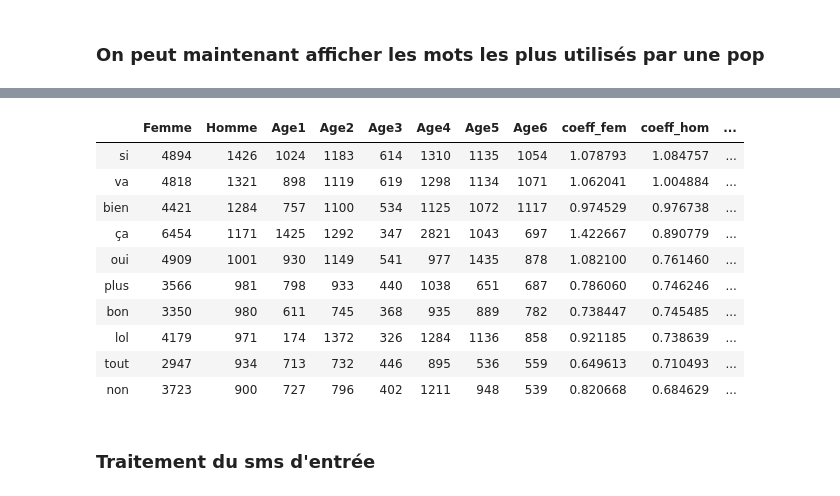
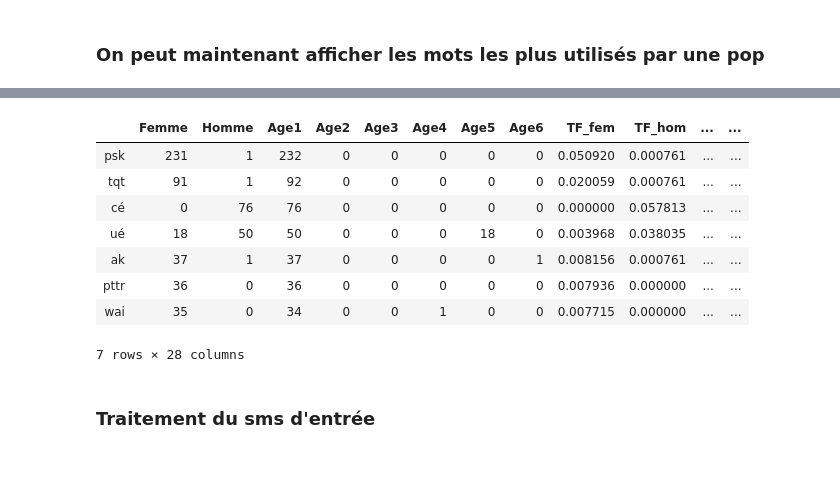
Before and after one commit to ivenwicht2/NLP---MIASH, a Jupyter notebook: Importation_tokenization_comptage.ipynb, the cells around one changed output, grey strips where cells are left out. Saved outputs shown, nothing was run; the diff lists cells and outputs as text; code cells hidden in the pictures; blank space fills up the shorter version.

```diff
--- a/Importation_tokenization_comptage.ipynb
+++ b/Importation_tokenization_comptage.ipynb
@@ -178,0 +192,15 @@ total_word.head()
+# %%
+A_sexe=[]
+for tok in range(0,len(corp_lex_1tok)) :
+
+    nb=0
+    for corp in range(0,SC_Sexe) :
+        if corp_lex_1tok.iloc[tok,:2][corp]>0:
+            nb=nb+1
+    A_sexe.append(nb)
+
+corp_lex_1tok["nb_in_corpSexe"]=A_sexe
+# %%
+corp_lex_1tok["IDF_Age"]=0
+for tok in range(0,len(corp_lex_1tok)) :
+    corp_lex_1tok["IDF_Age"][tok]=math.log(SC_Age / corp_lex_1tok["nb_in_corpAge"][tok])
@@ -178,0 +212,4 @@ total_word.head()
+# %%
+corp_lex_1tok["IDF_Sexe"]=0
+for tok in range(0,len(corp_lex_1tok)) :
+    corp_lex_1tok["IDF_Sexe"][tok]=math.log(SC_Sexe / corp_lex_1tok["nb_in_corpSexe"][tok])
@@ -178,0 +232,9 @@ total_word.head()
+# %%
+corp_lex_1tok["TF_IDF_Femme"]=corp_lex_1tok["TF_fem"]*corp_lex_1tok["IDF_Sexe"]
+corp_lex_1tok["TF_IDF_Homme"]=corp_lex_1tok["TF_hom"]*corp_lex_1tok["IDF_Sexe"]
+corp_lex_1tok["TF_IDF_Age1"]=corp_lex_1tok["TF_age1"]*corp_lex_1tok["IDF_Age"]
+corp_lex_1tok["TF_IDF_Age2"]=corp_lex_1tok["TF_age2"]*corp_lex_1tok["IDF_Age"]
+corp_lex_1tok["TF_IDF_Age3"]=corp_lex_1tok["TF_age3"]*corp_lex_1tok["IDF_Age"]
+corp_lex_1tok["TF_IDF_Age4"]=corp_lex_1tok["TF_age4"]*corp_lex_1tok["IDF_Age"]
+corp_lex_1tok["TF_IDF_Age5"]=corp_lex_1tok["TF_age5"]*corp_lex_1tok["IDF_Age"]
+corp_lex_1tok["TF_IDF_Age6"]=corp_lex_1tok["TF_age6"]*corp_lex_1tok["IDF_Age"]
@@ -195,17 +265,15 @@ total_word.sort_values("coeff_fem",ascending = False).head(10)
 # %%
-total_word.sort_values("coeff_hom",ascending = False).head(10)
+corp_lex_1tok.sort_values("TF_IDF_Age1",ascending = False).head(7)
 # %% [output]
-|  | Femme | Homme | Age1 | Age2 | Age3 | Age4 | Age5 | Age6 | coeff_fem | coeff_hom | ... |
-| si | 4894 | 1426 | 1024 | 1183 | 614 | 1310 | 1135 | 1054 | 1.078793 | 1.084757 | ... |
-| va | 4818 | 1321 | 898 | 1119 | 619 | 1298 | 1134 | 1071 | 1.062041 | 1.004884 | ... |
-| bien | 4421 | 1284 | 757 | 1100 | 534 | 1125 | 1072 | 1117 | 0.974529 | 0.976738 | ... |
-| ça | 6454 | 1171 | 1425 | 1292 | 347 | 2821 | 1043 | 697 | 1.422667 | 0.890779 | ... |
-| oui | 4909 | 1001 | 930 | 1149 | 541 | 977 | 1435 | 878 | 1.082100 | 0.761460 | ... |
-| plus | 3566 | 981 | 798 | 933 | 440 | 1038 | 651 | 687 | 0.786060 | 0.746246 | ... |
-| bon | 3350 | 980 | 611 | 745 | 368 | 935 | 889 | 782 | 0.738447 | 0.745485 | ... |
-| lol | 4179 | 971 | 174 | 1372 | 326 | 1284 | 1136 | 858 | 0.921185 | 0.738639 | ... |
-| tout | 2947 | 934 | 713 | 732 | 446 | 895 | 536 | 559 | 0.649613 | 0.710493 | ... |
-| non | 3723 | 900 | 727 | 796 | 402 | 1211 | 948 | 539 | 0.820668 | 0.684629 | ... |
+|  | Femme | Homme | Age1 | Age2 | Age3 | Age4 | Age5 | Age6 | TF_fem | TF_hom | ... | ... |
+| psk | 231 | 1 | 232 | 0 | 0 | 0 | 0 | 0 | 0.050920 | 0.000761 | ... | ... |
+| tqt | 91 | 1 | 92 | 0 | 0 | 0 | 0 | 0 | 0.020059 | 0.000761 | ... | ... |
+| cé | 0 | 76 | 76 | 0 | 0 | 0 | 0 | 0 | 0.000000 | 0.057813 | ... | ... |
+| ué | 18 | 50 | 50 | 0 | 0 | 0 | 18 | 0 | 0.003968 | 0.038035 | ... | ... |
+| ak | 37 | 1 | 37 | 0 | 0 | 0 | 0 | 1 | 0.008156 | 0.000761 | ... | ... |
+| pttr | 36 | 0 | 36 | 0 | 0 | 0 | 0 | 0 | 0.007936 | 0.000000 | ... | ... |
+| wai | 35 | 0 | 34 | 0 | 0 | 1 | 0 | 0 | 0.007715 | 0.000000 | ... | ... |
+7 rows × 28 columns
 # %% [markdown]
 ### Traitement du sms d'entrée
 # %%
```
Also changed, not shown: parts of 23 cells of this notebook.
